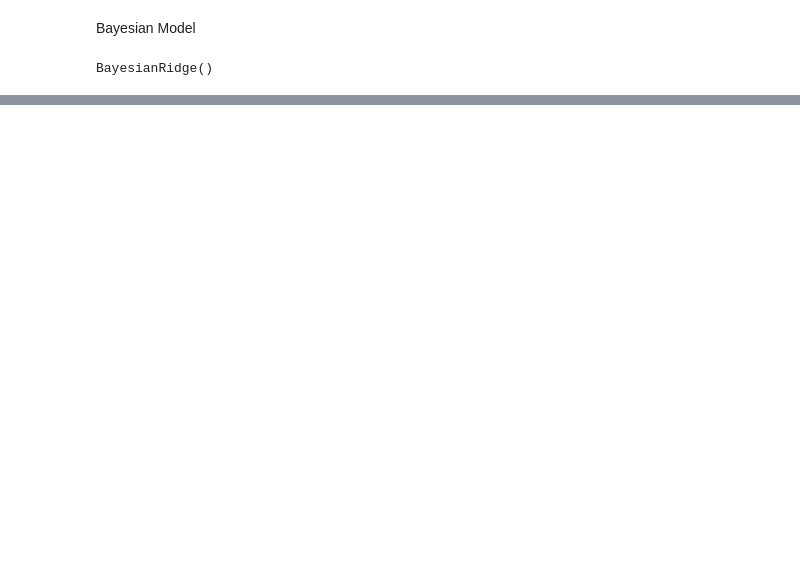
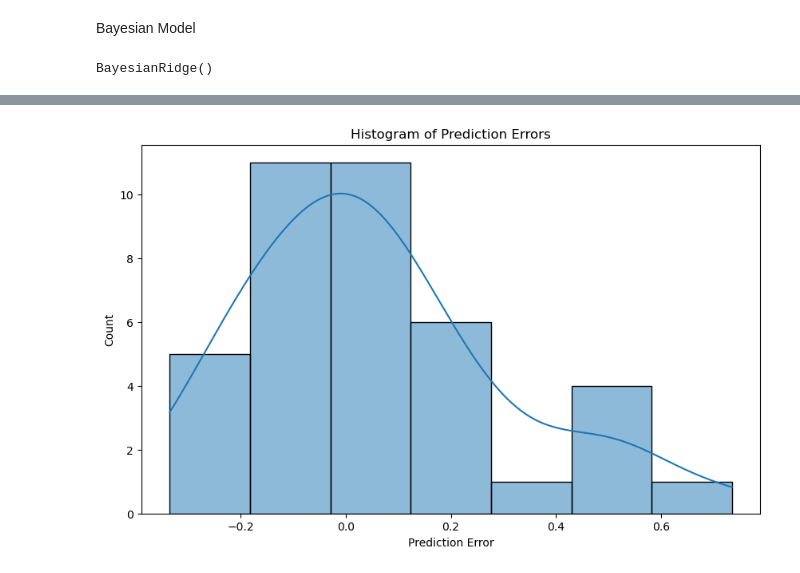
Before and after one commit to Hensonkk/Machine-Learning-NBA-MVP, a Jupyter notebook: dev-model_test/bayesian_model.ipynb, the cells around one changed output, grey strips where cells are left out. Cells and saved outputs as stored; diff of their text form; code cells hidden in the pictures; blank space fills up the shorter version.

```diff
--- a/dev-model_test/bayesian_model.ipynb
+++ b/dev-model_test/bayesian_model.ipynb
@@ -150,0 +147,12 @@ plt.savefig(filename, bbox_inches='tight', dpi=300)
+# %%
+#create histogram
+errors = y_test - y_pred_bayesian
+
+plt.figure(figsize=(10, 6))
+sns.histplot(errors, kde=True)
+plt.xlabel('Prediction Error')
+plt.title('Histogram of Prediction Errors')
+plt.savefig('images/prediction_errors_histogram.png')
+plt.show()
+# %% [output]
+[figure, added]
```
Also changed, not shown: parts of 14 cells of this notebook, 25 other files.
